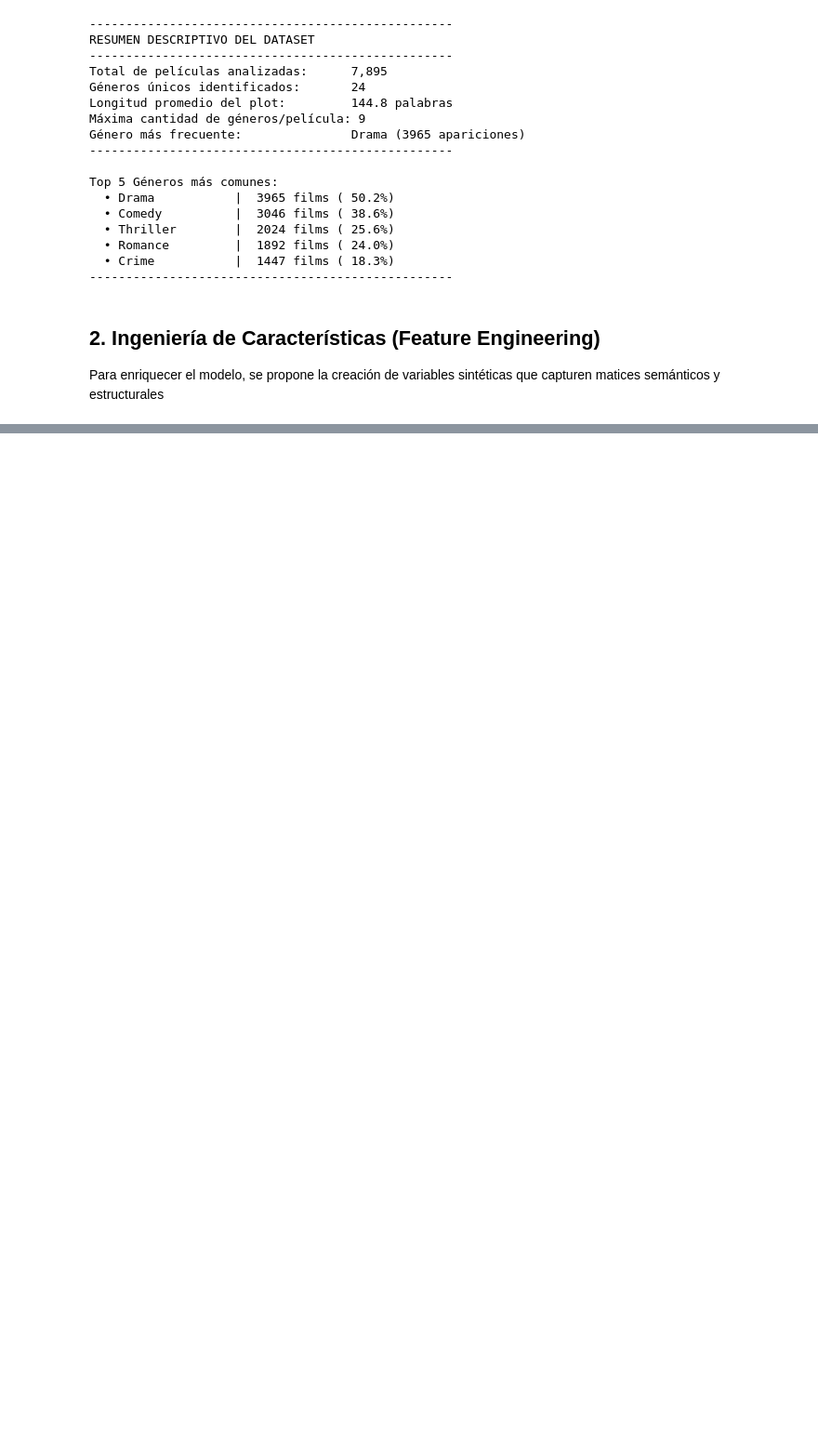
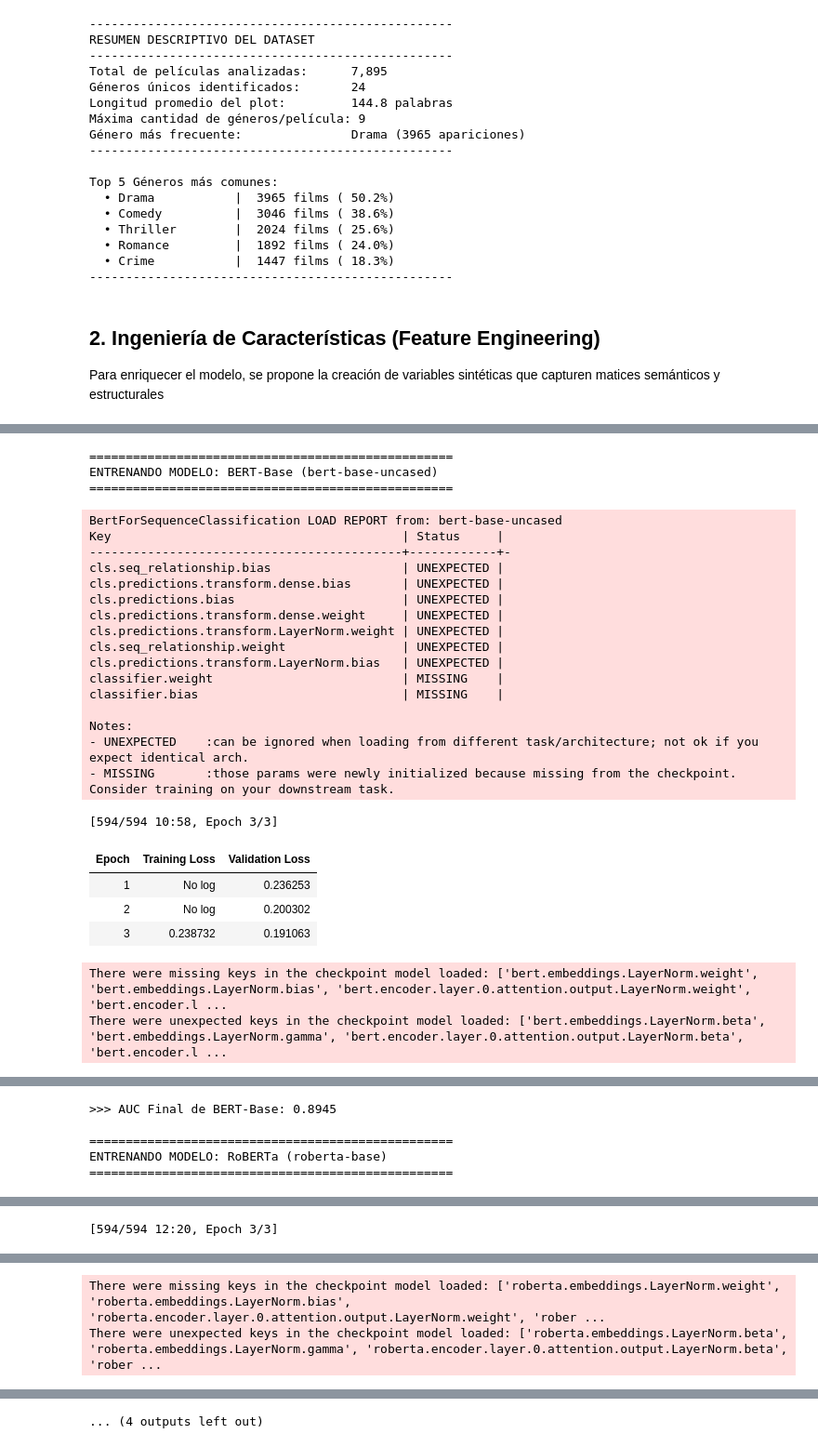
Before and after one commit to JohanManjarresMIAD/JohanManjarresMIAD-JohanManjarresMIAD-MIAD_ML_NLP_2026-Grupo_26, a Jupyter notebook: Semana 7/S7P1_proyecto2_V2.ipynb, the cells around one changed output, grey strips where cells are left out. Shown at 93% size. Cells and saved outputs as stored; diff of their text form; code cells hidden in the pictures; blank space fills up the shorter version.

Commit message:
Calibracion RoBERTa, mejora input

```diff
--- a/Semana 7/S7P1_proyecto2_V2.ipynb
+++ b/Semana 7/S7P1_proyecto2_V2.ipynb
@@ -203,0 +265,27 @@ Palabras clave identificadas para nuevas columnas: ['family' 'father' 'finds' 'f
+# %%
+training_args = TrainingArguments(
+    output_dir='./results',
+    num_train_epochs=3,             # Número de épocas, para BERT de 2 a 4 suelen estar bien
+    per_device_train_batch_size=32, # Cantidad de peliculas que se analizan al mismo tiempo para Train
+    per_device_eval_batch_size=32,  # Cantidad de peliculas que se analizan al mismo tiempo para Validation
+    eval_strategy="epoch",          # Evaluar al final de cada época
+    save_strategy="epoch",
+    load_best_model_at_end=True,
+    fp16=True,
+    report_to="none",
+    seed=42,
+    data_seed=42
+)
+# %%
+class MovieDataset(Dataset):
+    def __init__(self, encodings, labels):
+        self.encodings = encodings
+        self.labels = labels
+
+    def __getitem__(self, idx):
+        item = {key: val[idx].clone().detach() for key, val in self.encodings.items()}
+        item['labels'] = torch.tensor(self.labels[idx], dtype=torch.float)
+        return item
+
+    def __len__(self):
+        return len(self.labels)
@@ -203,0 +339,44 @@ Palabras clave identificadas para nuevas columnas: ['family' 'father' 'finds' 'f
+# %%
+# 4. Ejecución de la Terna de Modelos
+# Modelo 1: BERT
+res_bert = ejecutar_experimento('bert-base-uncased', 'BERT-Base', X_train, X_val)
+resultados_experimento.append(res_bert)
+
+# Modelo 2: RoBERTa (Optimizado)
+res_roberta = ejecutar_experimento('roberta-base', 'RoBERTa', X_train, X_val)
+resultados_experimento.append(res_roberta)
+
+# 3. DistilRoBERTa (Eficiencia y Estabilidad)
+res_distil = ejecutar_experimento('distilroberta-base', 'DistilRoBERTa', X_train, X_val)
+resultados_experimento.append(res_distil)
+
+# 4. ELECTRA-Base (Alta precisión en tamaño Base)
+res_electra = ejecutar_experimento('google/electra-base-discriminator', 'ELECTRA-Base', X_train, X_val)
+resultados_experimento.append(res_electra)
+# %% [output]
+==================================================
+ENTRENANDO MODELO: BERT-Base (bert-base-uncased)
+==================================================
+BertForSequenceClassification LOAD REPORT from: bert-base-uncased
+Key                                        | Status     |
+-------------------------------------------+------------+-
+cls.seq_relationship.bias                  | UNEXPECTED |
+cls.predictions.transform.dense.bias       | UNEXPECTED |
+cls.predictions.bias                       | UNEXPECTED |
+cls.predictions.transform.dense.weight     | UNEXPECTED |
+cls.predictions.transform.LayerNorm.weight | UNEXPECTED |
+cls.seq_relationship.weight                | UNEXPECTED |
+cls.predictions.transform.LayerNorm.bias   | UNEXPECTED |
+classifier.weight                          | MISSING    |
+classifier.bias                            | MISSING    |
+
+Notes:
+- UNEXPECTED    :can be ignored when loading from different task/architecture; not ok if you expect identical arch.
+- MISSING       :those params were newly initialized because missing from the checkpoint. Consider training on your downstream task.
+[594/594 10:58, Epoch 3/3]
+| Epoch | Training Loss | Validation Loss |
+| 1 | No log | 0.236253 |
+| 2 | No log | 0.200302 |
+| 3 | 0.238732 | 0.191063 |
+There were missing keys in the checkpoint model loaded: ['bert.embeddings.LayerNorm.weight', 'bert.embeddings.LayerNorm.bias', 'bert.encoder.layer.0.attention.output.LayerNorm.weight', 'bert.encoder.l ...
+There were unexpected keys in the checkpoint model loaded: ['bert.embeddings.LayerNorm.beta', 'bert.embeddings.LayerNorm.gamma', 'bert.encoder.layer.0.attention.output.LayerNorm.beta', 'bert.encoder.l ...
@@ -203,0 +384,5 @@ Palabras clave identificadas para nuevas columnas: ['family' 'father' 'finds' 'f
+>>> AUC Final de BERT-Base: 0.8945
+
+==================================================
+ENTRENANDO MODELO: RoBERTa (roberta-base)
+==================================================
@@ -203,0 +406 @@ Palabras clave identificadas para nuevas columnas: ['family' 'father' 'finds' 'f
+[594/594 12:20, Epoch 3/3]
@@ -203,0 +411,2 @@ Palabras clave identificadas para nuevas columnas: ['family' 'father' 'finds' 'f
+There were missing keys in the checkpoint model loaded: ['roberta.embeddings.LayerNorm.weight', 'roberta.embeddings.LayerNorm.bias', 'roberta.encoder.layer.0.attention.output.LayerNorm.weight', 'rober ...
+There were unexpected keys in the checkpoint model loaded: ['roberta.embeddings.LayerNorm.beta', 'roberta.embeddings.LayerNorm.gamma', 'roberta.encoder.layer.0.attention.output.LayerNorm.beta', 'rober ...
@@ -203,0 +414 @@ Palabras clave identificadas para nuevas columnas: ['family' 'father' 'finds' 'f
+... (4 outputs left out)
```
Also changed, not shown: parts of 24 cells of this notebook.
